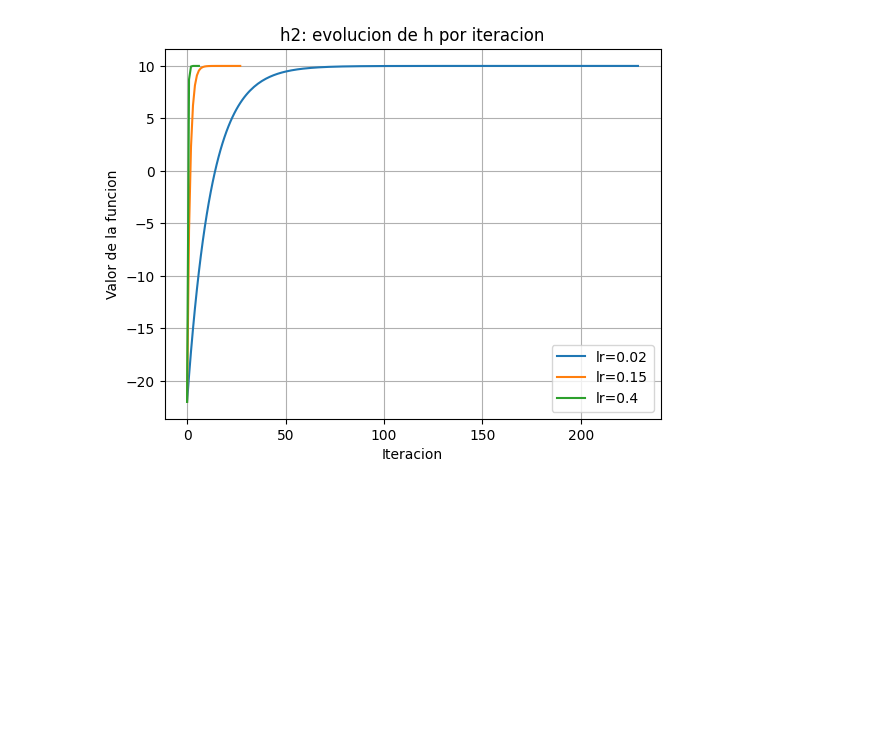
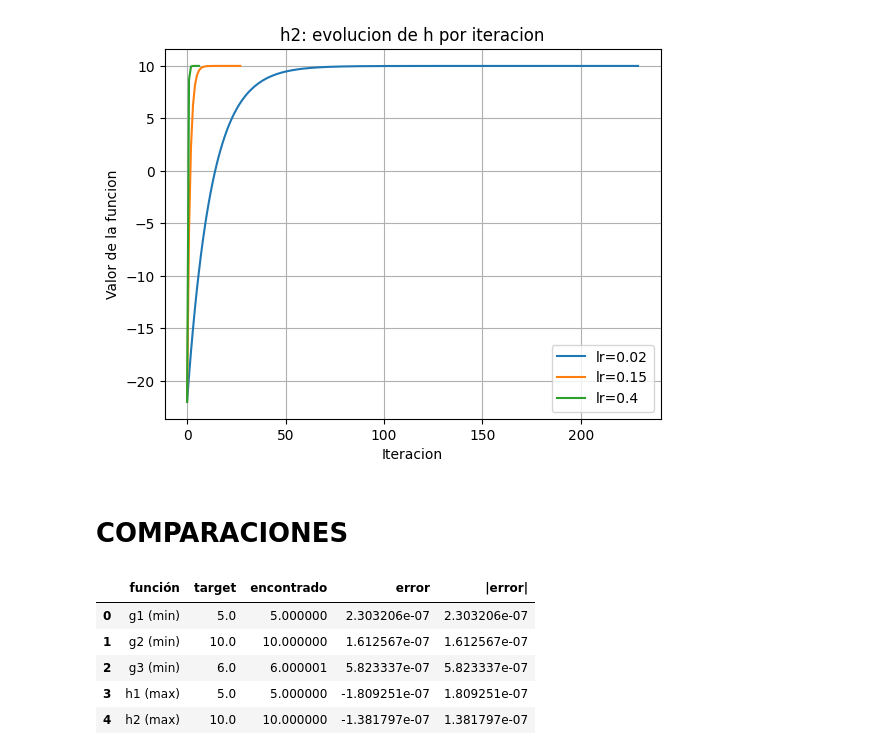
Before and after one commit to JRamonRTG/tarea1-ML-PDDS-Fundamentos, a Jupyter notebook: Tarea1_ML_PDDS.ipynb, the cells around one changed output. Drawn from its saved outputs; the diff is of its cells as text; code cells hidden in the pictures; blank space fills up the shorter version.

Commit message:
Actualizacion reporte y comparacion

```diff
--- a/Tarea1_ML_PDDS.ipynb
+++ b/Tarea1_ML_PDDS.ipynb
@@ -350,3 +350,83 @@ plot_history(histories, "h2: evolucion de h por iteracion")
 [h2 | lr=0.15] iters=28, (x,y)_final=[1.00026285 1.99973715], h_final=10.000000, ||(x,y)-(1,2)||=3.717253e-04, |h-10|=1.381797e-07
 [h2 | lr=0.4] iters=7, (x,y)_final=[1.000256 1.999744], h_final=10.000000, ||(x,y)-(1,2)||=3.620387e-04, |h-10|=1.310720e-07
 [figure]
+# %% [markdown]
+# **COMPARACIONES**
+# %%
+import numpy as np
+import pandas as pd
+
+# 1) funciones y gradientes
+def gradient_descent(f, grad, x0, lr=0.05, max_iter=10_000, tol=1e-3, maximize=False):
+    x = np.array(x0, dtype=np.float64)
+    for it in range(max_iter):
+        g = np.array(grad(x), dtype=np.float64)
+        if np.linalg.norm(g) < tol:
+            break
+        step = lr * g
+        x = x + step if maximize else x - step
+    return x, float(f(x)), it+1
+
+# g1: minimizar
+f_g1 = lambda x: (float(x)-3)**2 + 5
+g_g1 = lambda x: 2*(float(x)-3)
+
+# g2: minimizar
+f_g2 = lambda v: (float(v[0])-2)**2 + (float(v[1])+1)**2 + 10
+g_g2 = lambda v: np.array([2*(float(v[0])-2), 2*(float(v[1])+1)])
+
+# g3: minimizar
+f_g3 = lambda v: (float(v[0])**2 + 2*float(v[1])**2 - 2*float(v[0])*float(v[1]) + 2*float(v[0]) - 4*float(v[1]) + 8)
+g_g3 = lambda v: np.array([2*float(v[0]) - 2*float(v[1]) + 2, 4*float(v[1]) - 2*float(v[0]) - 4])
+
+# h1: maximizar
+f_h1 = lambda x: -float(x)**2 + 4*float(x) + 1
+g_h1 = lambda x: -2*float(x) + 4
+
+# h2: maximizar
+f_h2 = lambda v: - (float(v[0])-1)**2 - (float(v[1])-2)**2 + 10
+g_h2 = lambda v: np.array([-2*(float(v[0])-1), -2*(float(v[1])-2)])
+
+# 2) LR buenos para las funciones
+experimentos = []
+
+# g1
+_, fval, _ = gradient_descent(f_g1, g_g1, x0=10.0, lr=0.05, maximize=False)
+experimentos.append(("g1 (min)", 5.0, fval))
+
+# g2
+_, fval, _ = gradient_descent(f_g2, g_g2, x0=np.array([-5.0, 5.0]), lr=0.10, maximize=False)
+experimentos.append(("g2 (min)", 10.0, fval))
+
+# g3
+_, fval, _ = gradient_descent(f_g3, g_g3, x0=np.array([0.0, 0.0]), lr=0.08, maximize=False)
+experimentos.append(("g3 (min)", 6.0, fval))
+
+# h1
+_, hval, _ = gradient_descent(f_h1, g_h1, x0=-3.0, lr=0.10, maximize=True)
+experimentos.append(("h1 (max)", 5.0, hval))
+
+# h2
+_, hval, _ = gradient_descent(f_h2, g_h2, x0=np.array([5.0, -2.0]), lr=0.15, maximize=True)
+experimentos.append(("h2 (max)", 10.0, hval))
+
+# 3) tabla con errores, media y MSE
+df = pd.DataFrame(experimentos, columns=["función", "target", "encontrado"])
+df["error"] = df["encontrado"] - df["target"]
+df["|error|"] = df["error"].abs()
+
+mae = df["|error|"].mean()
+mse = (df["error"]**2).mean()
+
+display(df)
+
+print("\nResumen:")
+print(f"Media del error absoluto (MAE): {mae:.6e}")
+print(f"Error cuadratico medio (MSE)  : {mse:.6e}")
+# %% [output]
+|  | función | target | encontrado | error | |error| |
+| 0 | g1 (min) | 5.0 | 5.000000 | 2.303206e-07 | 2.303206e-07 |
+| 1 | g2 (min) | 10.0 | 10.000000 | 1.612567e-07 | 1.612567e-07 |
+| 2 | g3 (min) | 6.0 | 6.000001 | 5.823337e-07 | 5.823337e-07 |
+| 3 | h1 (max) | 5.0 | 5.000000 | -1.809251e-07 | 1.809251e-07 |
+| 4 | h2 (max) | 10.0 | 10.000000 | -1.381797e-07 | 1.381797e-07 |
```
Also changed, not shown: parts of 1 cell of this notebook, 1 other file.
